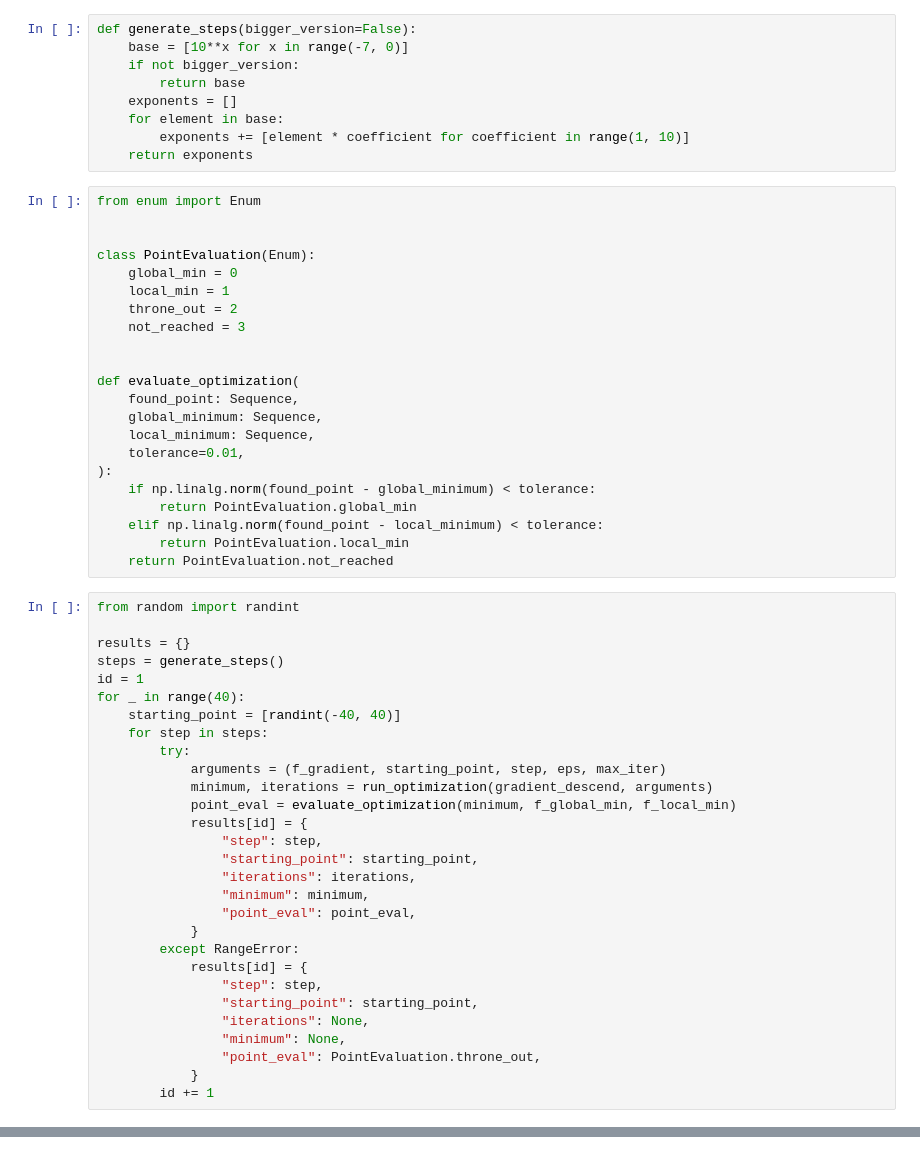
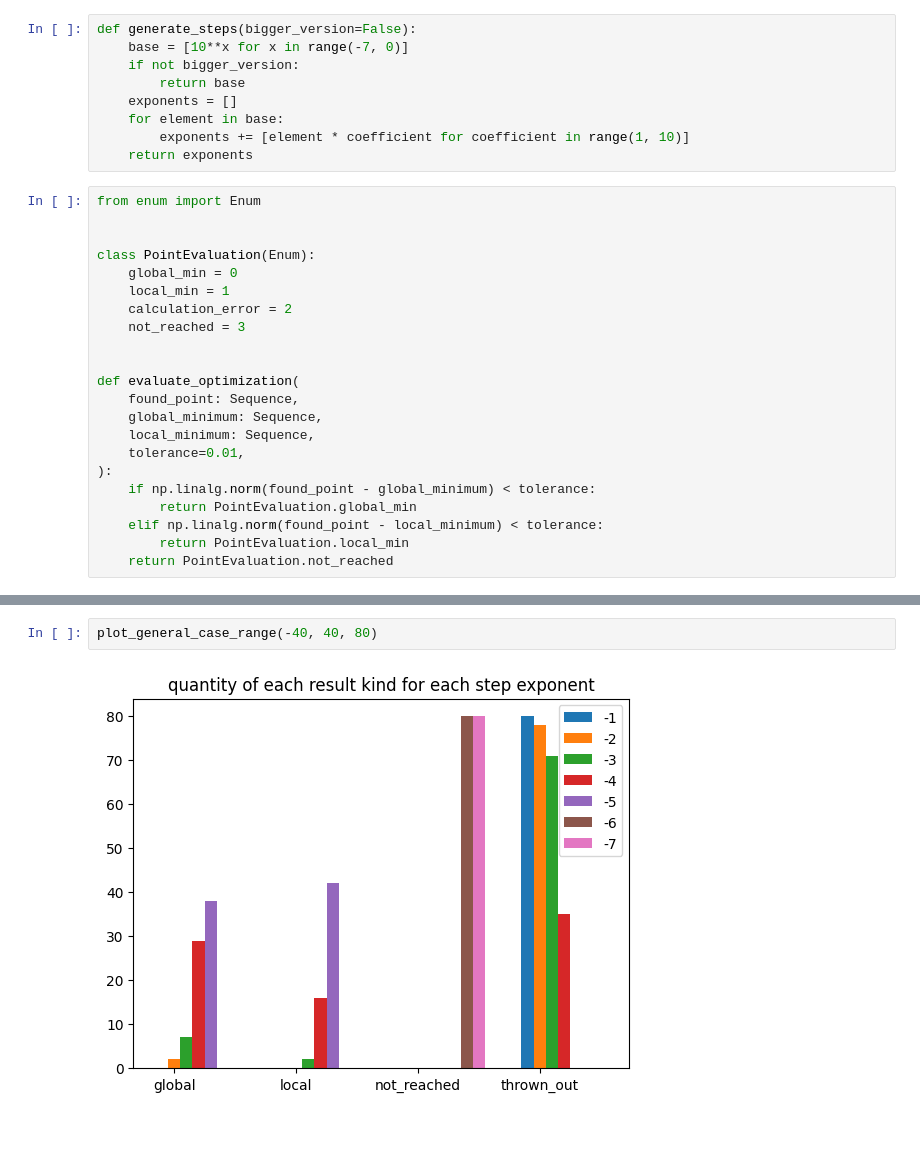
Before and after one commit to wz7475/gradient-descent, a Jupyter notebook: lab1_v2.ipynb, the cells around one changed output, grey strips where cells are left out. Cells and saved outputs as stored; diff of their text form.

```diff
--- a/lab1_v2.ipynb
+++ b/lab1_v2.ipynb
@@ -182,7 +182,7 @@ from enum import Enum
 class PointEvaluation(Enum):
     global_min = 0
     local_min = 1
-    throne_out = 2
+    calculation_error = 2
     not_reached = 3
 
 
@@ -197,32 +197,3 @@ def evaluate_optimization(
     elif np.linalg.norm(found_point - local_minimum) < tolerance:
         return PointEvaluation.local_min
     return PointEvaluation.not_reached
-# %%
-from random import randint
-
-results = {}
-steps = generate_steps()
-id = 1
-for _ in range(40):
-    starting_point = [randint(-40, 40)]
-    for step in steps:
-        try:
-            arguments = (f_gradient, starting_point, step, eps, max_iter)
-            minimum, iterations = run_optimization(gradient_descend, arguments)
-            point_eval = evaluate_optimization(minimum, f_global_min, f_local_min)
-            results[id] = {
-                "step": step,
-                "starting_point": starting_point,
-                "iterations": iterations,
-                "minimum": minimum,
-                "point_eval": point_eval,
-            }
-        except RangeError:
-            results[id] = {
-                "step": step,
-                "starting_point": starting_point,
-                "iterations": None,
-                "minimum": None,
-                "point_eval": PointEvaluation.throne_out,
-            }
-        id += 1
@@ -302,0 +293,4 @@ comparison[10**(-5)]["local"]
+# %%
+plot_general_case_range(-40, 40, 80)
+# %% [output]
+[figure, added]
```
Also changed, not shown: parts of 10 cells of this notebook.
